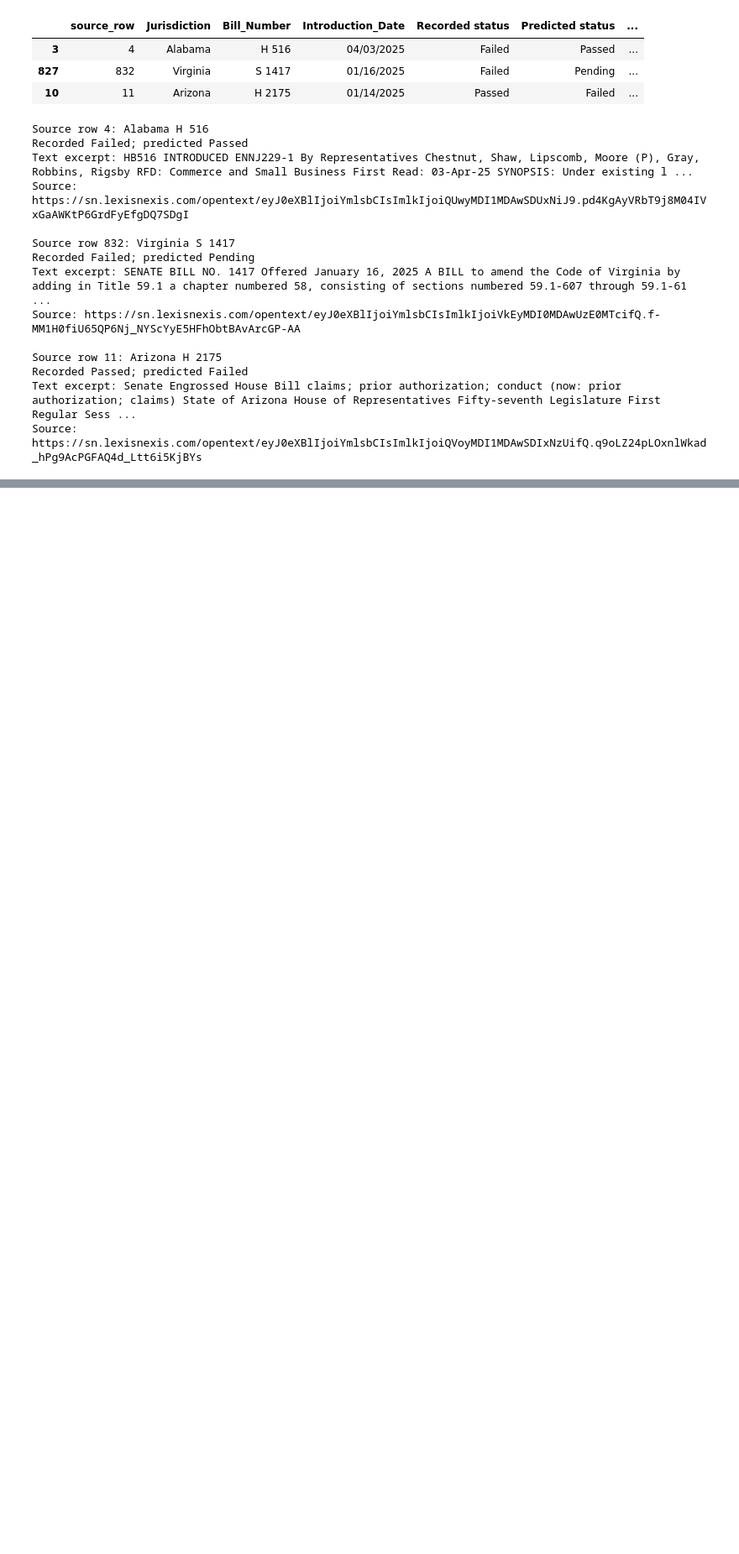
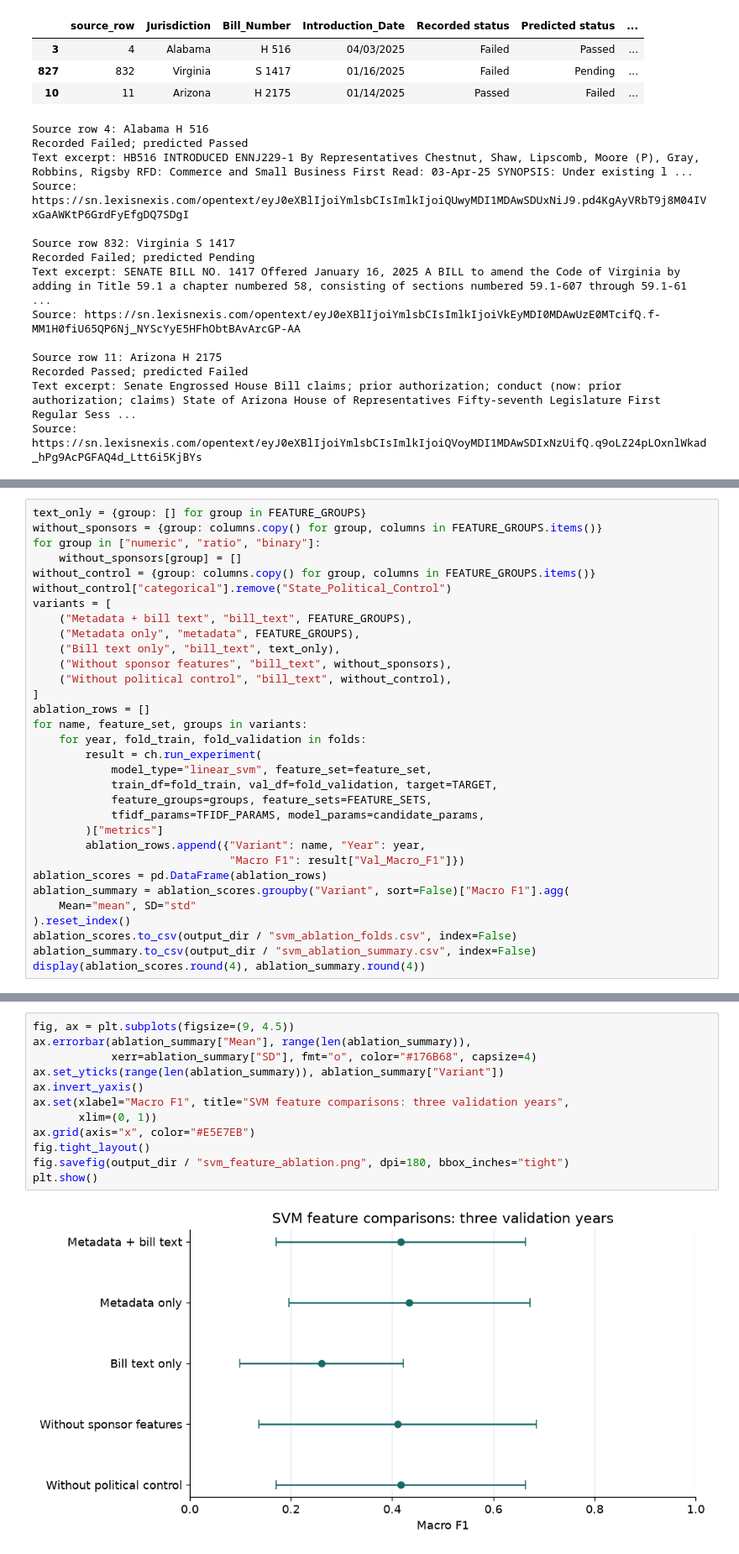
Before and after one commit to dhMontes/siads696-state-of-ai, a Jupyter notebook: notebooks/06_model_evaluation.ipynb, the cells around one changed output, grey strips where cells are left out. Shown at 84% size. Saved outputs shown, nothing was run; the diff lists cells and outputs as text; blank space fills up the shorter version.

```diff
--- a/notebooks/06_model_evaluation.ipynb
+++ b/notebooks/06_model_evaluation.ipynb
@@ -343,0 +455,32 @@ The broader concern is missed Passed records: 121 were classified as Failed and
+# %%
+text_only = {group: [] for group in FEATURE_GROUPS}
+without_sponsors = {group: columns.copy() for group, columns in FEATURE_GROUPS.items()}
+for group in ["numeric", "ratio", "binary"]:
+    without_sponsors[group] = []
+without_control = {group: columns.copy() for group, columns in FEATURE_GROUPS.items()}
+without_control["categorical"].remove("State_Political_Control")
+variants = [
+    ("Metadata + bill text", "bill_text", FEATURE_GROUPS),
+    ("Metadata only", "metadata", FEATURE_GROUPS),
+    ("Bill text only", "bill_text", text_only),
+    ("Without sponsor features", "bill_text", without_sponsors),
+    ("Without political control", "bill_text", without_control),
+]
+ablation_rows = []
+for name, feature_set, groups in variants:
+    for year, fold_train, fold_validation in folds:
+        result = ch.run_experiment(
+            model_type="linear_svm", feature_set=feature_set,
+            train_df=fold_train, val_df=fold_validation, target=TARGET,
+            feature_groups=groups, feature_sets=FEATURE_SETS,
+            tfidf_params=TFIDF_PARAMS, model_params=candidate_params,
+        )["metrics"]
+        ablation_rows.append({"Variant": name, "Year": year,
+                              "Macro F1": result["Val_Macro_F1"]})
+ablation_scores = pd.DataFrame(ablation_rows)
+ablation_summary = ablation_scores.groupby("Variant", sort=False)["Macro F1"].agg(
+    Mean="mean", SD="std"
+).reset_index()
+ablation_scores.to_csv(output_dir / "svm_ablation_folds.csv", index=False)
+ablation_summary.to_csv(output_dir / "svm_ablation_summary.csv", index=False)
+display(ablation_scores.round(4), ablation_summary.round(4))
@@ -343,0 +521,14 @@ The broader concern is missed Passed records: 121 were classified as Failed and
+# %%
+fig, ax = plt.subplots(figsize=(9, 4.5))
+ax.errorbar(ablation_summary["Mean"], range(len(ablation_summary)),
+            xerr=ablation_summary["SD"], fmt="o", color="#176B68", capsize=4)
+ax.set_yticks(range(len(ablation_summary)), ablation_summary["Variant"])
+ax.invert_yaxis()
+ax.set(xlabel="Macro F1", title="SVM feature comparisons: three validation years",
+       xlim=(0, 1))
+ax.grid(axis="x", color="#E5E7EB")
+fig.tight_layout()
+fig.savefig(output_dir / "svm_feature_ablation.png", dpi=180, bbox_inches="tight")
+plt.show()
+# %% [output]
+[figure, added]
```
Also changed, not shown: parts of 16 cells of this notebook, 1 other file.
